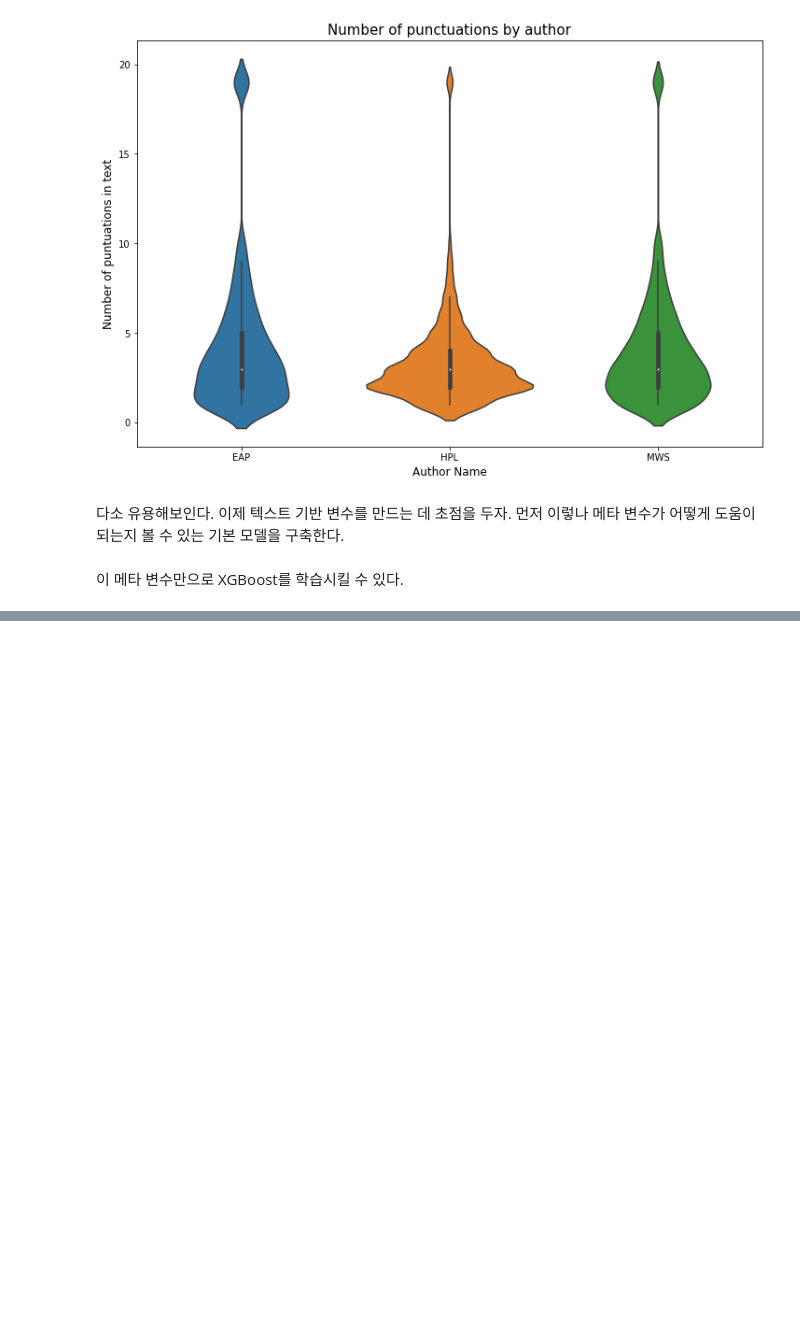
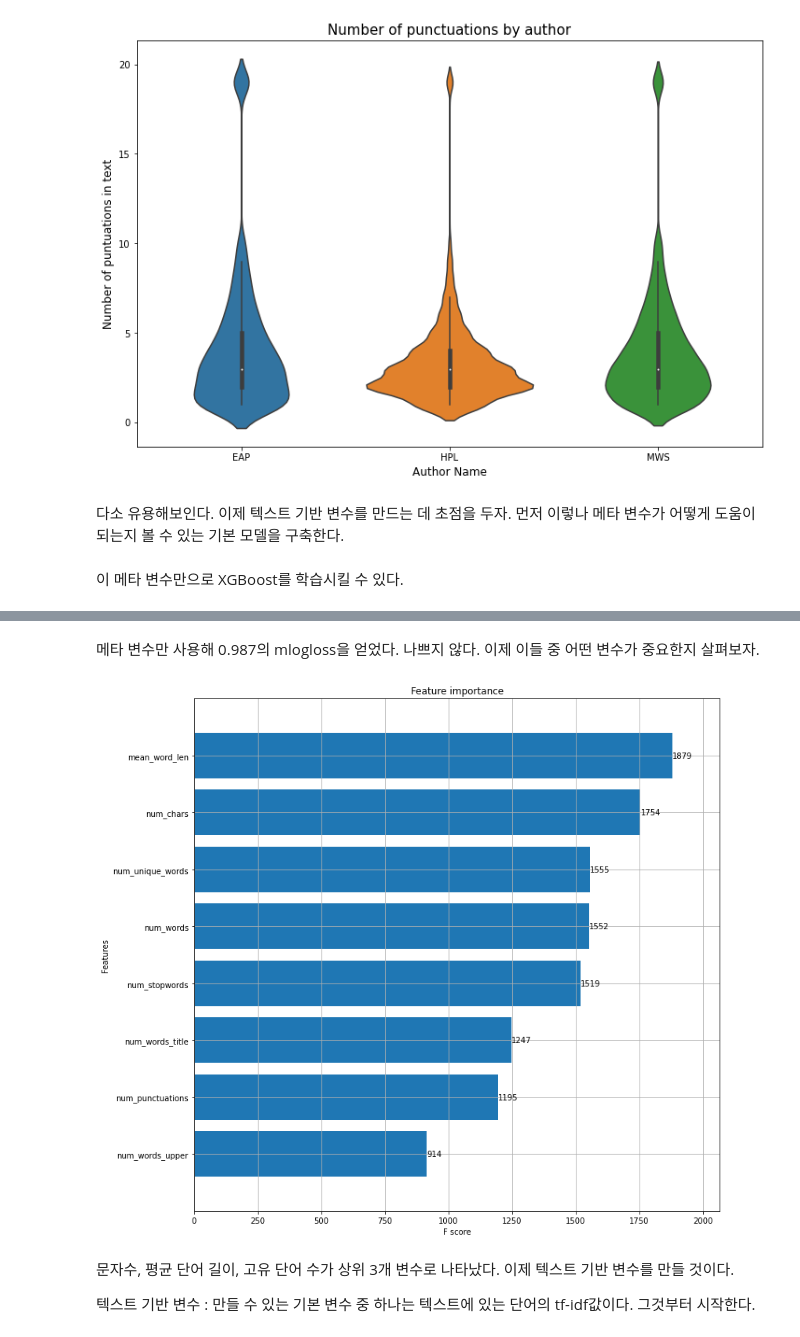
Before and after one commit to Haebuk/kagglestudy, a Jupyter notebook: Spooky competition/spooky_3_시온.ipynb, the cells around one changed output, grey strips where cells are left out. Saved outputs shown, nothing was run; the diff lists cells and outputs as text; code cells hidden in the pictures; blank space fills up the shorter version.

```diff
--- a/Spooky competition/spooky_3_시온.ipynb
+++ b/Spooky competition/spooky_3_시온.ipynb
@@ -210,7 +210,7 @@ def runXGB(train_X, train_y, test_X, test_y=None, test_X2=None, seed_val=0, chil
     xgtrain = xgb.DMatrix(train_X, label=train_y)
 
     if test_y is not None:
-        xgtest = xbg.DMatrix(test_X, label=test_y)
+        xgtest = xgb.DMatrix(test_X, label=test_y)
         watchlist = [(xgtrain,'train'), (xgtest,'test')]
         model = xgb.train(plst, xgtrain, num_rounds, watchlist, early_stopping_rounds=50, verbose_eval=20)
     else:
@@ -225,0 +228,14 @@ def runXGB(train_X, train_y, test_X, test_y=None, test_X2=None, seed_val=0, chil
+# %%
+kf = model_selection.KFold(n_splits=5, shuffle=True, random_state=2017)
+cv_scores = []
+pred_full_test = 0
+pred_train = np.zeros([train_df.shape[0], 3])
+for dev_index, val_index in kf.split(train_X):
+    dev_X, val_X = train_X.loc[dev_index], train_X.loc[val_index]
+    dev_y, val_y = train_y[dev_index], train_y[val_index]
+    pred_val_y, pred_test_y, model = runXGB(dev_X, dev_y, val_X, val_y, test_X, seed_val=0)
+    pred_full_test = pred_full_test + pred_test_y
+    pred_train[val_index,:] = pred_val_y
+    cv_scores.append(metrics.log_loss(val_y, pred_val_y))
+    break
+print('cv scores :', cv_scores)
@@ -225,0 +260,13 @@ def runXGB(train_X, train_y, test_X, test_y=None, test_X2=None, seed_val=0, chil
+# %% [markdown]
+메타 변수만 사용해 0.987의 mlogloss을 얻었다. 나쁘지 않다. 이제 이들 중 어떤 변수가 중요한지 살펴보자.
+# %%
+# 주요 변수 시각화
+fig, ax = plt.subplots(figsize=(12,12))
+xgb.plot_importance(model, max_num_features=50, height=0.8, ax=ax)
+plt.show()
+# %% [output]
+[figure, added]
+# %% [markdown]
+문자수, 평균 단어 길이, 고유 단어 수가 상위 3개 변수로 나타났다. 이제 텍스트 기반 변수를 만들 것이다.
+
+텍스트 기반 변수 : 만들 수 있는 기본 변수 중 하나는 텍스트에 있는 단어의 tf-idf값이다. 그것부터 시작한다.
```
Also changed, not shown: parts of 37 cells of this notebook.
